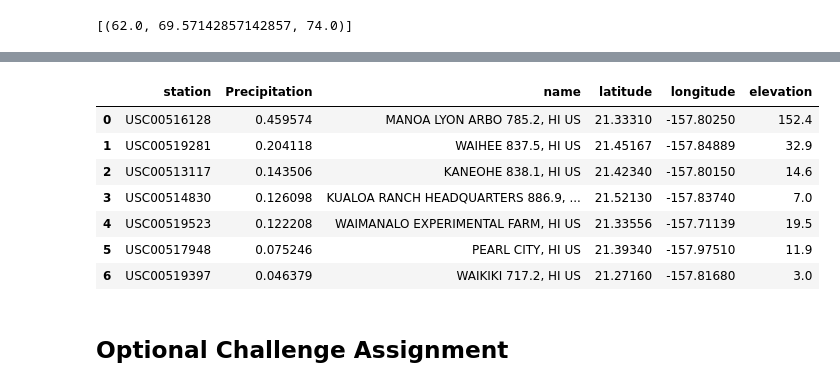
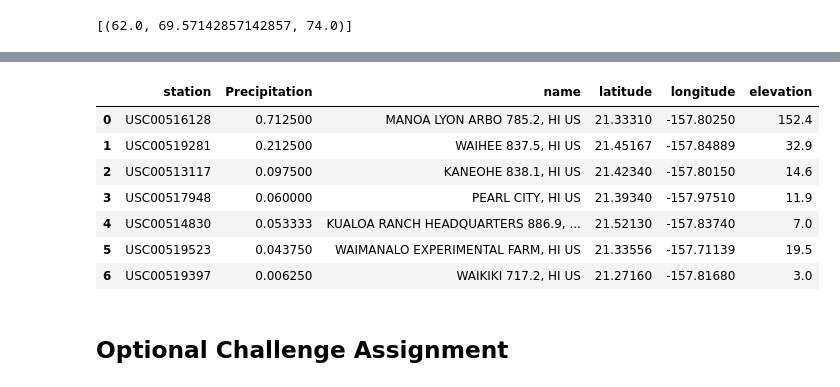
Before and after one commit to kaushiksamaddar/UTAUSTIN-DS-Assignments, a Jupyter notebook: Advanced_Data_Storage/Instructions/climate_starter.ipynb, the cells around one changed output, grey strips where cells are left out. Drawn from its saved outputs; the diff is of its cells as text; code cells hidden in the pictures.

```diff
--- a/Advanced_Data_Storage/Instructions/climate_starter.ipynb
+++ b/Advanced_Data_Storage/Instructions/climate_starter.ipynb
@@ -255,24 +255,25 @@ plt.show()
 # %%
 # Calculate the rainfall per weather station for your trip dates using the previous year's matching dates.
 # Sort this in descending order by precipitation amount and list the station, name, latitude, longitude, and elevation
+#filter(Measurement.date >= firstDateStatHTQ).filter(Measurement.date <= lastDateStatHTQ).\
 
 rainfallQ = session.query(Measurement.station, func.avg(Measurement.prcp).label('Precipitation'), Station.name, Station.latitude, Station.longitude, \
                          Station.elevation).filter(Measurement.station == Station.station).\
-                         filter(Measurement.date >= firstDateStatHTQ).filter(Measurement.date <= lastDateStatHTQ).\
+                         filter(Measurement.date >= '2016-12-20').filter(Measurement.date <= '2016-12-27').\
                          group_by(Measurement.station, Station.name, Station.latitude, Station.longitude, \
                                   Station.elevation).order_by(func.avg(Measurement.prcp).desc())
 
 rainfallDF = pd.read_sql(rainfallQ.statement, engine.connect())
 rainfallDF
 # %% [output]
 |  | station | Precipitation | name | latitude | longitude | elevation |
-| 0 | USC00516128 | 0.459574 | MANOA LYON ARBO 785.2, HI US | 21.33310 | -157.80250 | 152.4 |
-| 1 | USC00519281 | 0.204118 | WAIHEE 837.5, HI US | 21.45167 | -157.84889 | 32.9 |
-| 2 | USC00513117 | 0.143506 | KANEOHE 838.1, HI US | 21.42340 | -157.80150 | 14.6 |
-| 3 | USC00514830 | 0.126098 | KUALOA RANCH HEADQUARTERS 886.9, ... | 21.52130 | -157.83740 | 7.0 |
-| 4 | USC00519523 | 0.122208 | WAIMANALO EXPERIMENTAL FARM, HI US | 21.33556 | -157.71139 | 19.5 |
-| 5 | USC00517948 | 0.075246 | PEARL CITY, HI US | 21.39340 | -157.97510 | 11.9 |
-| 6 | USC00519397 | 0.046379 | WAIKIKI 717.2, HI US | 21.27160 | -157.81680 | 3.0 |
+| 0 | USC00516128 | 0.712500 | MANOA LYON ARBO 785.2, HI US | 21.33310 | -157.80250 | 152.4 |
+| 1 | USC00519281 | 0.212500 | WAIHEE 837.5, HI US | 21.45167 | -157.84889 | 32.9 |
+| 2 | USC00513117 | 0.097500 | KANEOHE 838.1, HI US | 21.42340 | -157.80150 | 14.6 |
+| 3 | USC00517948 | 0.060000 | PEARL CITY, HI US | 21.39340 | -157.97510 | 11.9 |
+| 4 | USC00514830 | 0.053333 | KUALOA RANCH HEADQUARTERS 886.9, ... | 21.52130 | -157.83740 | 7.0 |
+| 5 | USC00519523 | 0.043750 | WAIMANALO EXPERIMENTAL FARM, HI US | 21.33556 | -157.71139 | 19.5 |
+| 6 | USC00519397 | 0.006250 | WAIKIKI 717.2, HI US | 21.27160 | -157.81680 | 3.0 |
 # %% [markdown]
 ## Optional Challenge Assignment
 # %%
```
Also changed, not shown: parts of 6 cells of this notebook.
